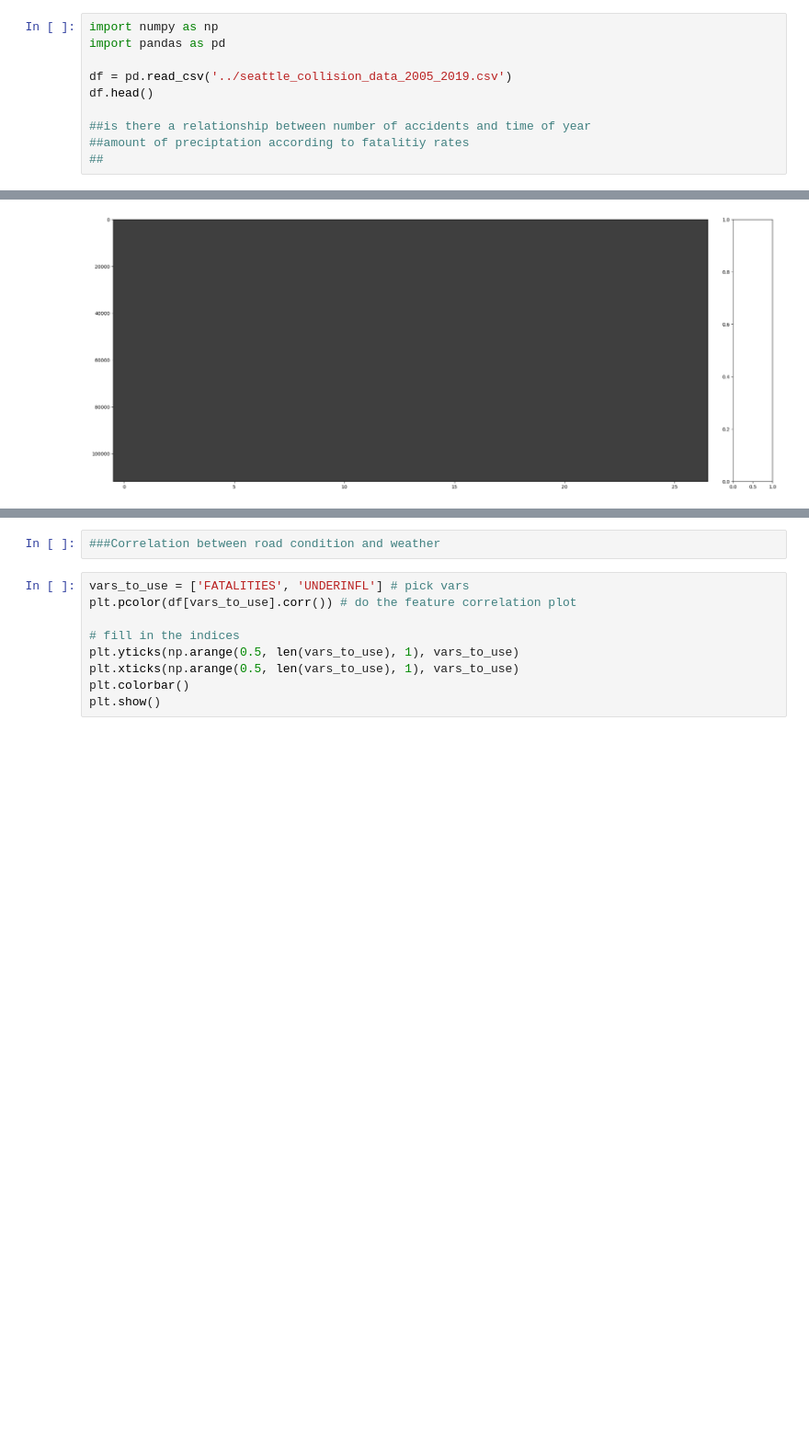
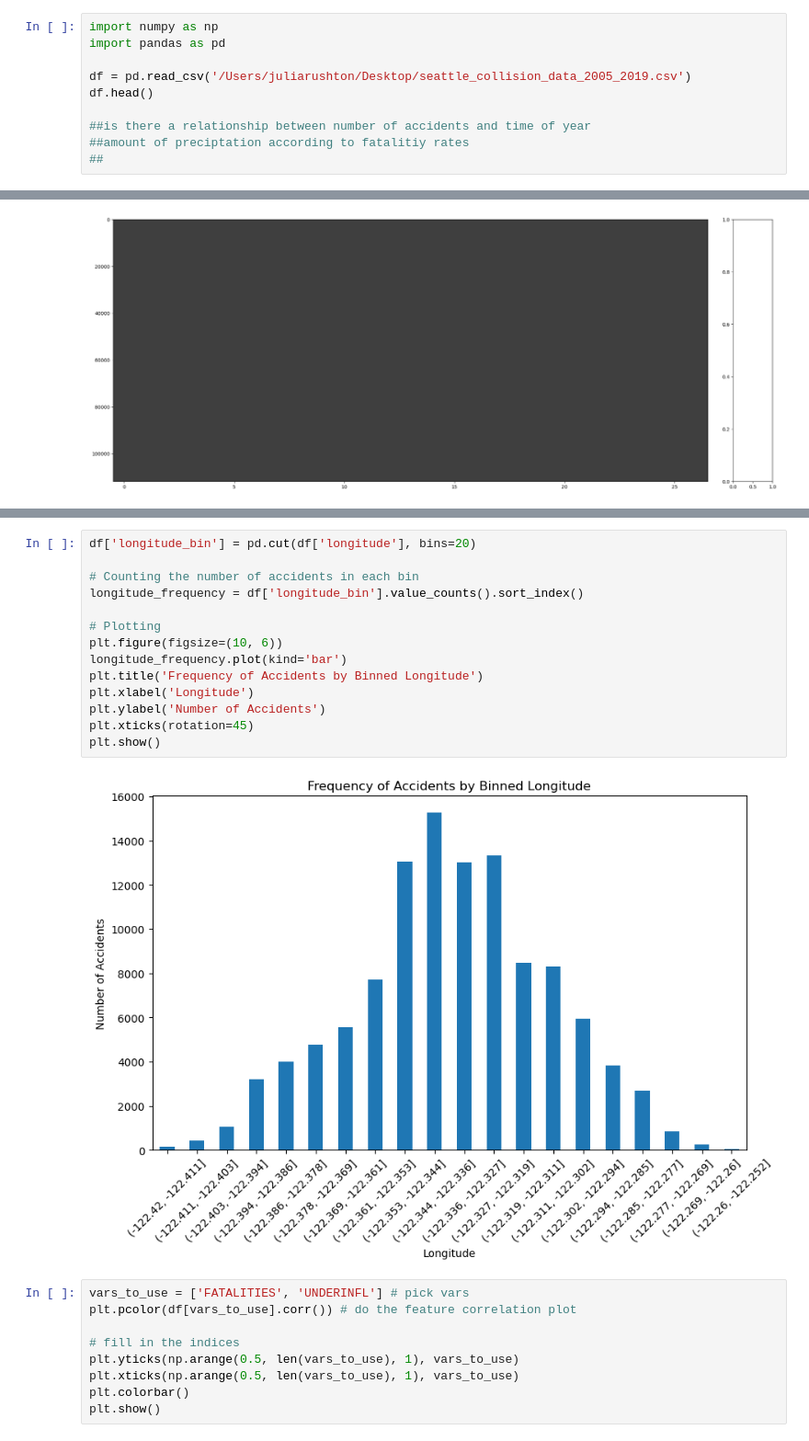
Before and after one commit to JocelynRupp/CS5324Project, a Jupyter notebook: Lab1.ipynb, the cells around one changed output, grey strips where cells are left out. Shown at 92% size. Cells and saved outputs as stored; diff of their text form; blank space fills up the shorter version.

```diff
--- a/Lab1.ipynb
+++ b/Lab1.ipynb
@@ -2,7 +2,7 @@
 import numpy as np
 import pandas as pd
 
-df = pd.read_csv('../seattle_collision_data_2005_2019.csv')
+df = pd.read_csv('/Users/juliarushton/Desktop/seattle_collision_data_2005_2019.csv')
 df.head()
 
 ##is there a relationship between number of accidents and time of year
@@ -209,7 +209,21 @@ plt.show()
 # %% [output]
 [figure]
 # %%
-###Correlation between road condition and weather
+df['longitude_bin'] = pd.cut(df['longitude'], bins=20)
+
+# Counting the number of accidents in each bin
+longitude_frequency = df['longitude_bin'].value_counts().sort_index()
+
+# Plotting
+plt.figure(figsize=(10, 6))
+longitude_frequency.plot(kind='bar')
+plt.title('Frequency of Accidents by Binned Longitude')
+plt.xlabel('Longitude')
+plt.ylabel('Number of Accidents')
+plt.xticks(rotation=45)
+plt.show()
+# %% [output]
+[figure, added]
 # %%
 vars_to_use = ['FATALITIES', 'UNDERINFL'] # pick vars
 plt.pcolor(df[vars_to_use].corr()) # do the feature correlation plot
```
Also changed, not shown: parts of 4 cells of this notebook.
